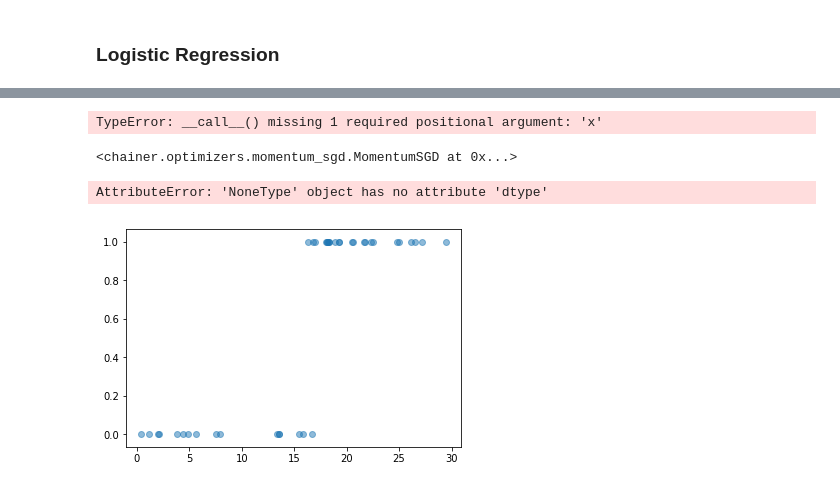
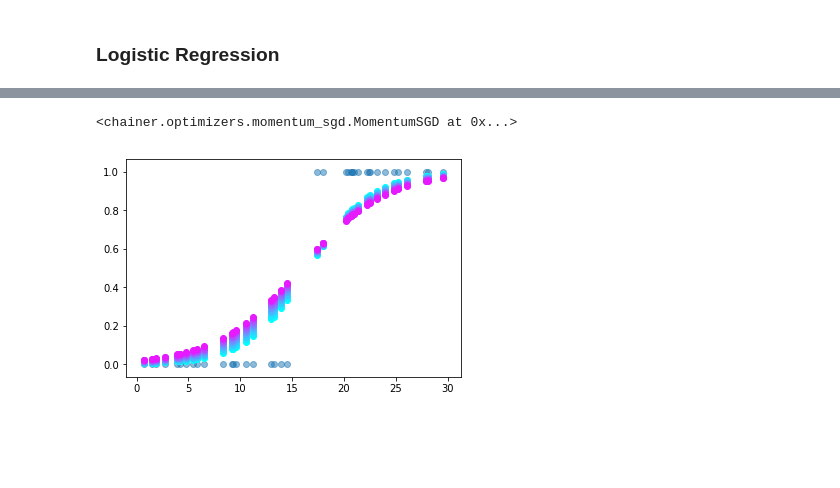
Before and after one commit to mincheoly/chainer-tutorial, a Jupyter notebook: linear_models.ipynb, the cells around one changed output, grey strips where cells are left out. Drawn from its saved outputs; the diff is of its cells as text; code cells hidden in the pictures; blank space fills up the shorter version.

```diff
--- a/linear_models.ipynb
+++ b/linear_models.ipynb
@@ -72,5 +72,5 @@ plt.scatter(x, y_log)
 # %%
 x_var = Variable(x.reshape(40, -1))
-y_var = Variable(y_log.reshape(40, -1).astype(np.int32))
+y_var = Variable(y_log.reshape(40, -1).astype(np.int32), requires_grad=False)
 # %%
 linear_function = L.Linear(None, 1)
@@ -112,7 +77,3 @@ model = L.Classifier(linear_model, lossfun=F.sigmoid_cross_entropy)
-# %%
-model(x_var)
-# %% [output]
-TypeError: __call__() missing 1 required positional argument: 'x'
 # %%
 def linear_forward(data):
     return linear_function(data)
@@ -128,21 +89,19 @@ def linear_train(train_data, train_target, n_epoch=200):
 
         output = linear_forward(train_data)
 
-        loss = F.sigmoid_cross_entropy(output, train_target)
-
-        dummy = loss + 1
+        loss = F.sigmoid_cross_entropy(output, train_target) + F.sum(abs(linear_function.W))
 
         linear_function.cleargrads()
 
-        dummy.backward()
+        loss.backward()
 
         optimizer.update()
 # %%
 plt.scatter(x, y_log, alpha=0.5)
-for i in range(150):
-    linear_train(x_var, y_var, n_epoch=5)
-    y_pred = linear_forward(x_var).data
-    plt.plot(x, y_pred, color=plt.cm.cool(i/150.))
+for i in range(10):
+    linear_train(x_var, y_var, n_epoch=1000)
+    y_pred = F.sigmoid(linear_forward(x_var)).data
+    order = np.argsort(x)
+    plt.scatter(x[order], y_pred[order], color=plt.cm.cool(i/10.))
 # %% [output]
-AttributeError: 'NoneType' object has no attribute 'dtype'
-[figure, old version]
+[figure, new version]
```
Also changed, not shown: parts of 7 cells of this notebook, 1 other file.
